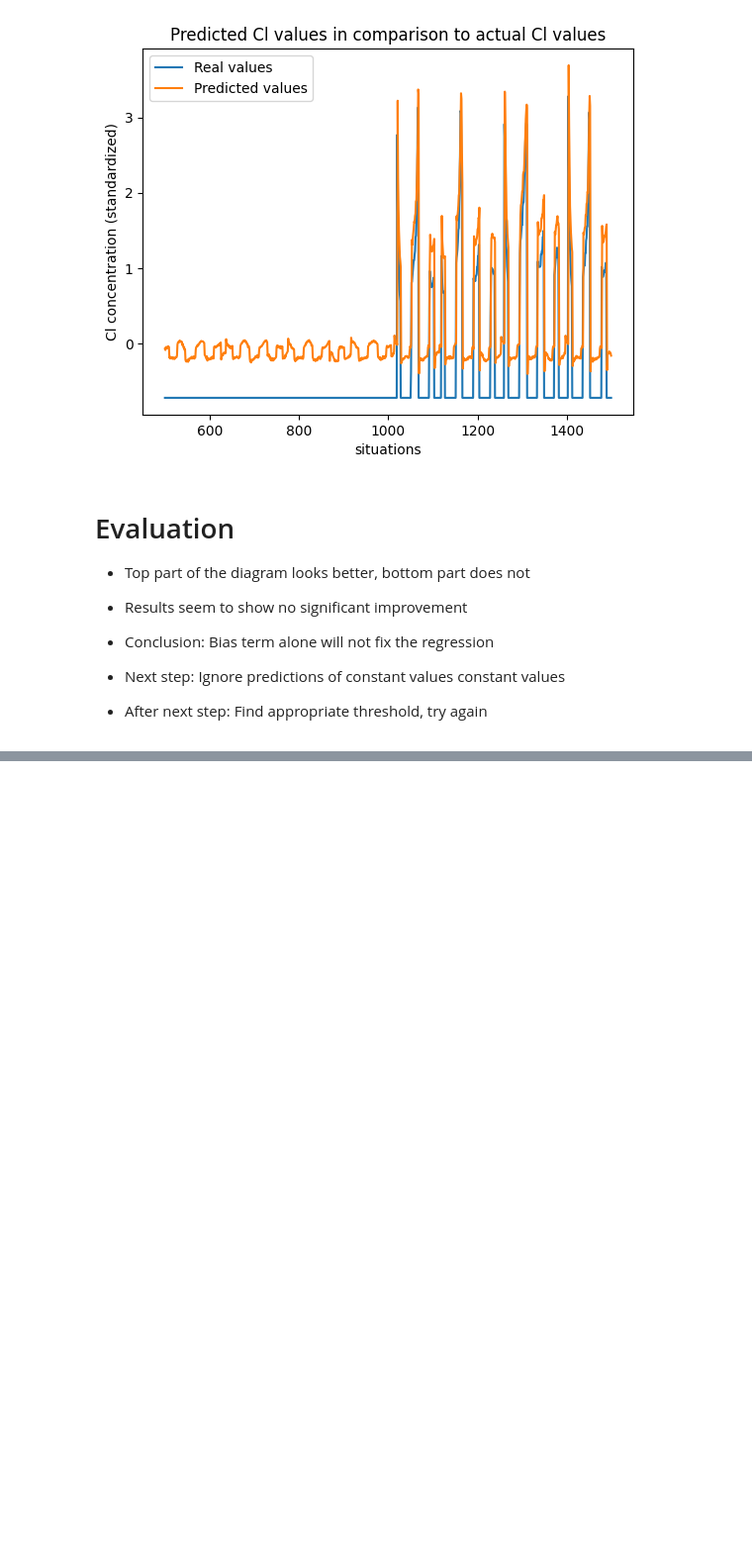
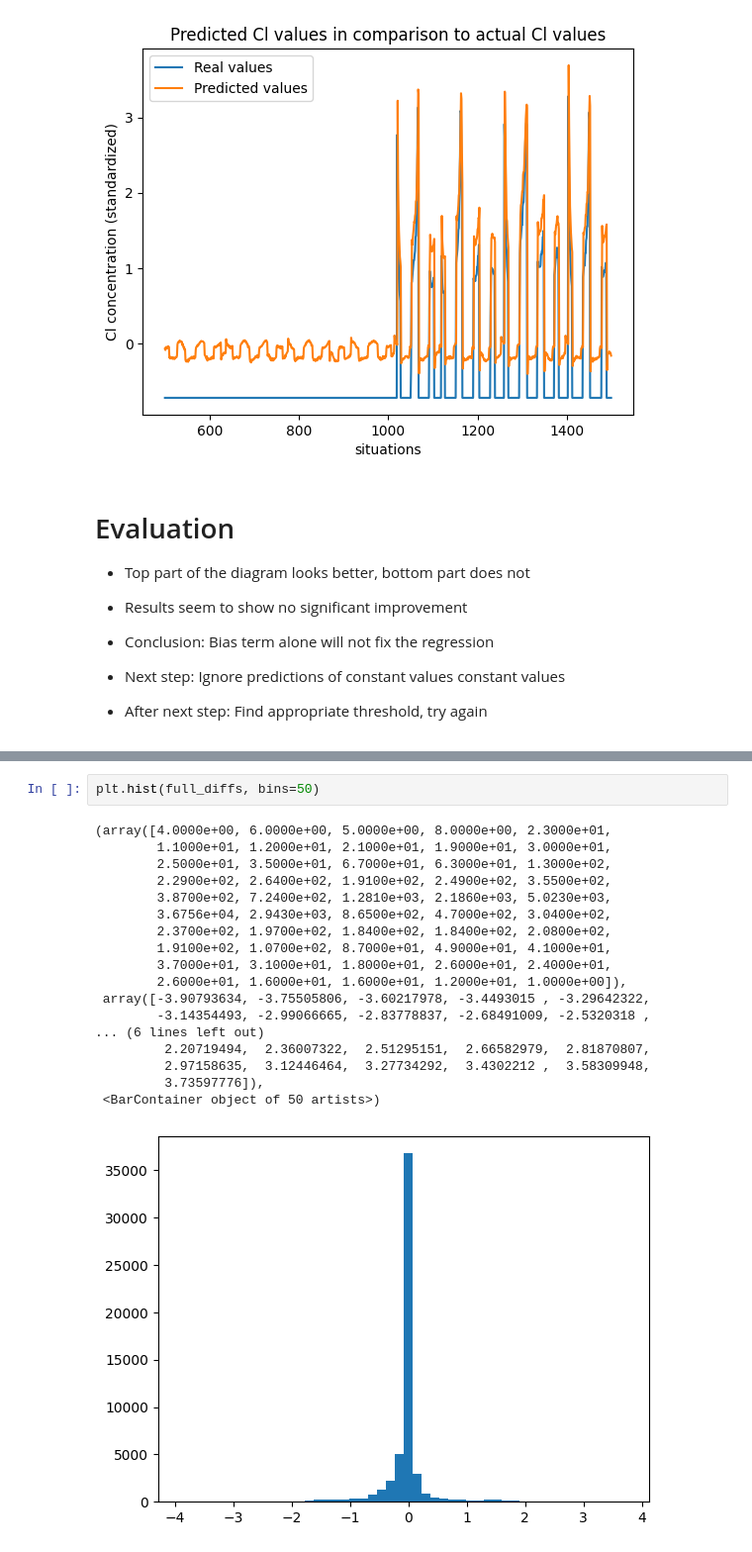
Before and after one commit to esthy13/Arsenic-Detection, a Jupyter notebook: src/notebooks/linear_predictor.ipynb, the cells around one changed output, grey strips where cells are left out. Shown at 99% size. Cells and saved outputs as stored; diff of their text form; blank space fills up the shorter version.

```diff
--- a/src/notebooks/linear_predictor.ipynb
+++ b/src/notebooks/linear_predictor.ipynb
@@ -1396,0 +1443,21 @@ plt.show()
+# %%
+plt.hist(full_diffs, bins=50)
+# %% [output]
+(array([4.0000e+00, 6.0000e+00, 5.0000e+00, 8.0000e+00, 2.3000e+01,
+        1.1000e+01, 1.2000e+01, 2.1000e+01, 1.9000e+01, 3.0000e+01,
+        2.5000e+01, 3.5000e+01, 6.7000e+01, 6.3000e+01, 1.3000e+02,
+        2.2900e+02, 2.6400e+02, 1.9100e+02, 2.4900e+02, 3.5500e+02,
+        3.8700e+02, 7.2400e+02, 1.2810e+03, 2.1860e+03, 5.0230e+03,
+        3.6756e+04, 2.9430e+03, 8.6500e+02, 4.7000e+02, 3.0400e+02,
+        2.3700e+02, 1.9700e+02, 1.8400e+02, 1.8400e+02, 2.0800e+02,
+        1.9100e+02, 1.0700e+02, 8.7000e+01, 4.9000e+01, 4.1000e+01,
+        3.7000e+01, 3.1000e+01, 1.8000e+01, 2.6000e+01, 2.4000e+01,
+        2.6000e+01, 1.6000e+01, 1.6000e+01, 1.2000e+01, 1.0000e+00]),
+ array([-3.90793634, -3.75505806, -3.60217978, -3.4493015 , -3.29642322,
+        -3.14354493, -2.99066665, -2.83778837, -2.68491009, -2.5320318 ,
+... (6 lines left out)
+         2.20719494,  2.36007322,  2.51295151,  2.66582979,  2.81870807,
+         2.97158635,  3.12446464,  3.27734292,  3.4302212 ,  3.58309948,
+         3.73597776]),
+ <BarContainer object of 50 artists>)
+[figure, added]
```
Also changed, not shown: parts of 12 cells of this notebook, 1 other file.
